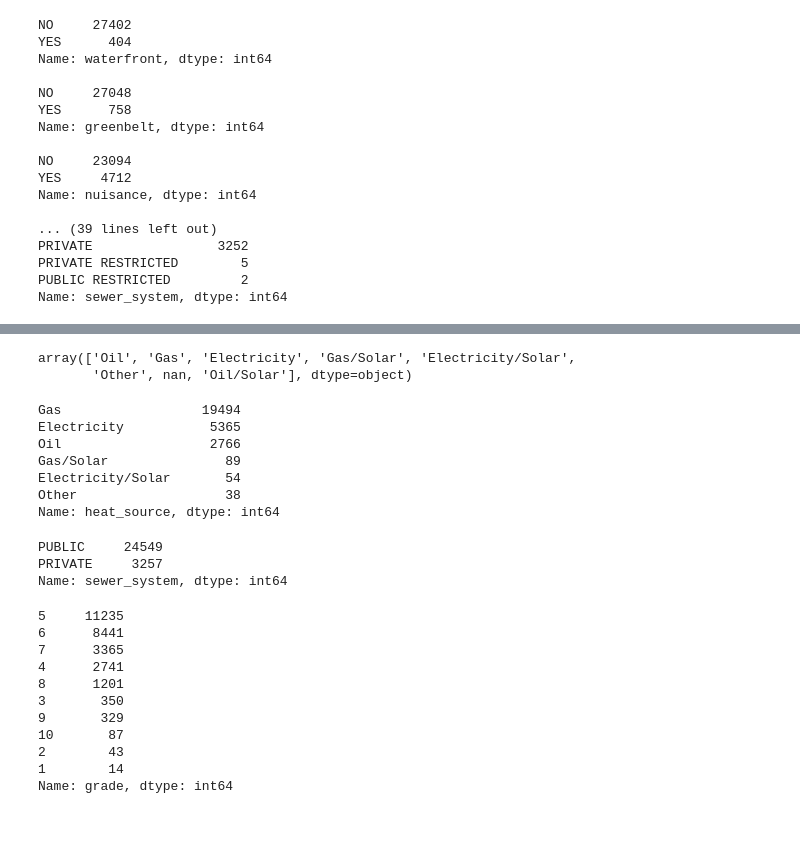
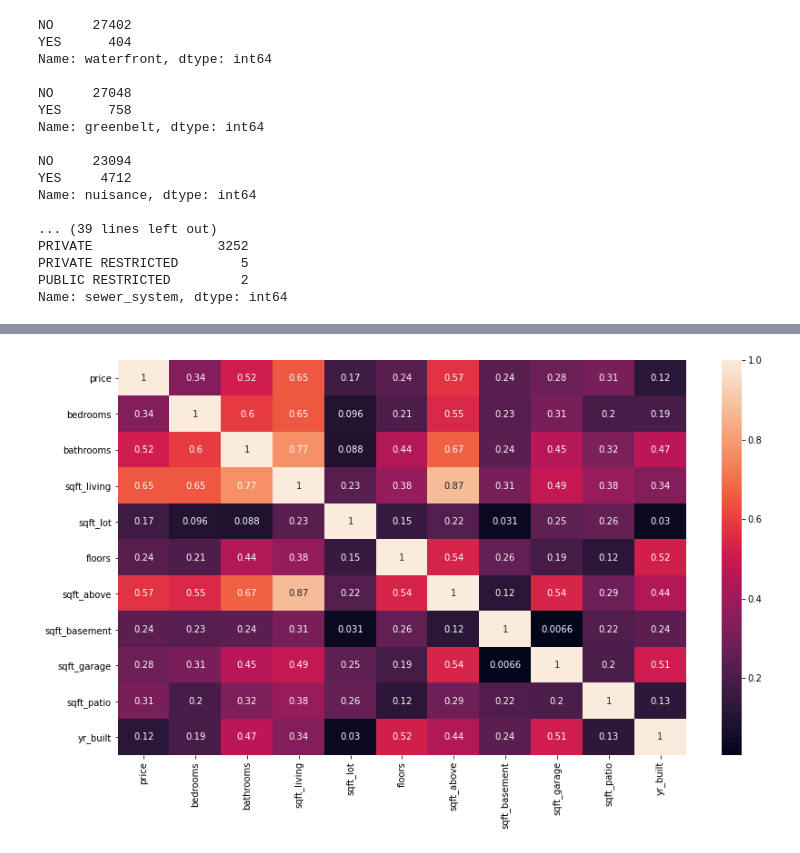
Before and after one commit to JoshuaGottlieb/King-County-Analysis, a Jupyter notebook: notebooks/Data-Cleaning.ipynb, the cells around one changed output, grey strips where cells are left out. Drawn from its saved outputs; the diff is of its cells as text; code cells hidden in the pictures; blank space fills up the shorter version.

```diff
--- a/notebooks/Data-Cleaning.ipynb
+++ b/notebooks/Data-Cleaning.ipynb
@@ -155,8 +157,8 @@ def squash_groups(value, floor, ceiling):
         return ceiling
     return value
 
-df3 = df2.copy()
+groups_squashed = outliers_removed.copy()
 
-df3.bathrooms = df3.bathrooms.apply(lambda x: squash_groups(x, 1.0, 6.0))
-df3.bedrooms = df3.bedrooms.apply(lambda x: squash_groups(x, 1, 7))
-df3.floors = df3.floors.apply(lambda x: squash_groups(x, 1.0, 3.0))
+groups_squashed.bathrooms = groups_squashed.bathrooms.apply(lambda x: squash_groups(x, 1.0, 6.0))
+groups_squashed.bedrooms = groups_squashed.bedrooms.apply(lambda x: squash_groups(x, 1, 7))
+groups_squashed.floors = groups_squashed.floors.apply(lambda x: squash_groups(x, 1.0, 3.0))
@@ -204,8 +197,8 @@ def convert_binary_column(value):
         return 0
     return 1
 
-df4 = df3.copy()
+binaries_converted = groups_squashed.copy()
 
-df4.waterfront = df4.waterfront.apply(lambda x: convert_binary_column(x))
-df4.greenbelt = df4.greenbelt.apply(lambda x: convert_binary_column(x))
-df4.nuisance = df4.nuisance.apply(lambda x: convert_binary_column(x))
+binaries_converted.waterfront = binaries_converted.waterfront.apply(lambda x: convert_binary_column(x))
+binaries_converted.greenbelt = binaries_converted.greenbelt.apply(lambda x: convert_binary_column(x))
+binaries_converted.nuisance = binaries_converted.nuisance.apply(lambda x: convert_binary_column(x))
@@ -256,48 +205,22 @@ df4.heat_source.isna().sum()
-# %%
-df4.heat_source.unique()
-# %% [output]
-array(['Oil', 'Gas', 'Electricity', 'Gas/Solar', 'Electricity/Solar',
-       'Other', nan, 'Oil/Solar'], dtype=object)
 # %%
-df5 = df4.copy()
+all_columns_cleaned = binaries_converted.copy()
 
 # Convert nan heat sources into Other category, merge Oil/Solar into Other due to small sample size
-df5.heat_source.fillna('Other', inplace = True)
-df5.heat_source = df5.heat_source.apply(lambda x: x if x != 'Oil/Solar' else 'Other')
+all_columns_cleaned.heat_source.fillna('Other', inplace = True)
+all_columns_cleaned.heat_source = all_columns_cleaned.heat_source.apply(lambda x: x if x != 'Oil/Solar' else 'Other')
 
 # Convert nan sewer system into PUBLIC, drop distinction between restricted/unrestricted
-df5.sewer_system.fillna('PUBLIC', inplace = True)
-df5.sewer_system = df5.sewer_system.apply(lambda x: x.split()[0])
+all_columns_cleaned.sewer_system.fillna('PUBLIC', inplace = True)
+all_columns_cleaned.sewer_system = all_columns_cleaned.sewer_system.apply(lambda x: x.split()[0])
 
 # Select only numerical value from grade, then group 1-3 together and 12-13 together, recenter with 5 = average at middle
-df5.grade = df5.grade.apply(lambda x: squash_groups(int(x.split()[0]), 3, 12) - 2)
+all_columns_cleaned.grade = all_columns_cleaned.grade.apply(lambda x: squash_groups(int(x.split()[0]), 3, 12) - 2)
-# %%
-df5.heat_source.value_counts()
-# %% [output]
-Gas                  19494
-Electricity           5365
-Oil                   2766
-Gas/Solar               89
-Electricity/Solar       54
-Other                   38
-Name: heat_source, dtype: int64
-# %%
-df5.sewer_system.value_counts()
-# %% [output]
-PUBLIC     24549
-PRIVATE     3257
-Name: sewer_system, dtype: int64
-# %%
-df5.grade.value_counts()
-# %% [output]
-5     11235
-6      8441
-7      3365
-4      2741
-8      1201
-3       350
-9       329
-10       87
-2        43
-1        14
-Name: grade, dtype: int64
+# %%
+# Examine absolute correlation coefficients between numeric variables
+numerical_categories = ['price', 'bedrooms', 'bathrooms', 'sqft_living', 'sqft_lot',
+                        'floors', 'sqft_above', 'sqft_basement', 'sqft_garage', 'sqft_patio','yr_built']
+
+fig, ax = plt.subplots(figsize = (14, 8))
+sns.heatmap(all_columns_cleaned[numerical_categories].corr().abs(), annot = True, ax = ax);
+# %% [output]
+[figure, added]
```
Also changed, not shown: parts of 15 cells of this notebook, 3 other files.
